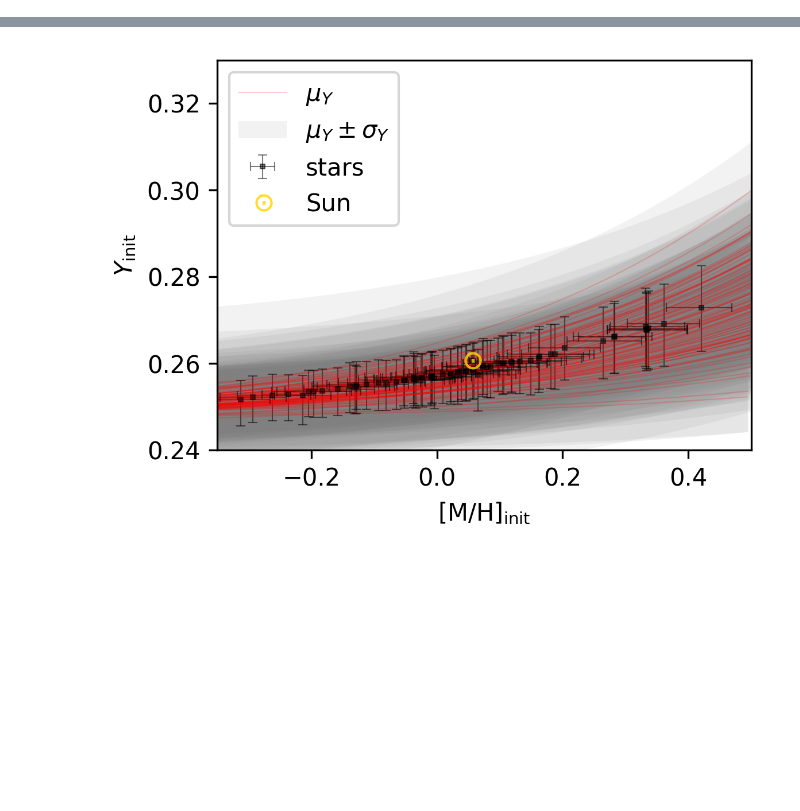
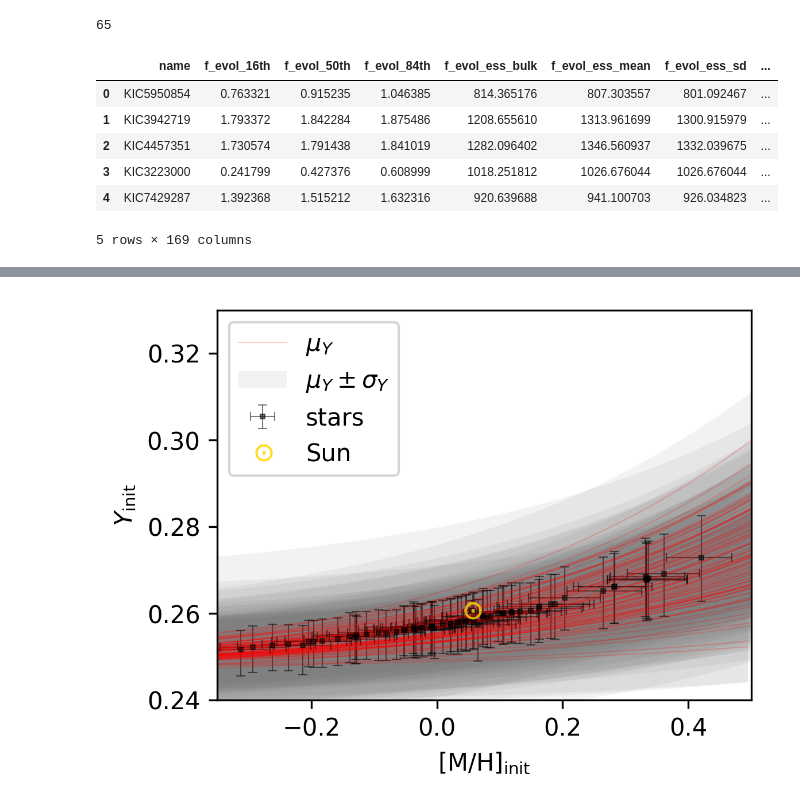
Before and after one commit to alexlyttle/hierarchically-modelling-dwarfs, a Jupyter notebook: modelling/final_models/population_plots.ipynb, the cells around one changed output, grey strips where cells are left out. Cells and saved outputs as stored; diff of their text form; code cells hidden in the pictures; blank space fills up the shorter version.

```diff
--- a/modelling/final_models/population_plots.ipynb
+++ b/modelling/final_models/population_plots.ipynb
@@ -111,0 +137,13 @@ plt.savefig(os.path.join(path, 'zi_yi_results_plot.png'), bbox_inches='tight')
+# %%
+np = pd.read_csv('stars_results/DR14_ASPC/stars/results.csv')
+print(len(np))
+np.head()
+# %% [output]
+65
+|  | name | f_evol_16th | f_evol_50th | f_evol_84th | f_evol_ess_bulk | f_evol_ess_mean | f_evol_ess_sd | ... |
+| 0 | KIC5950854 | 0.763321 | 0.915235 | 1.046385 | 814.365176 | 807.303557 | 801.092467 | ... |
+| 1 | KIC3942719 | 1.793372 | 1.842284 | 1.875486 | 1208.655610 | 1313.961699 | 1300.915979 | ... |
+| 2 | KIC4457351 | 1.730574 | 1.791438 | 1.841019 | 1282.096402 | 1346.560937 | 1332.039675 | ... |
+| 3 | KIC3223000 | 0.241799 | 0.427376 | 0.608999 | 1018.251812 | 1026.676044 | 1026.676044 | ... |
+| 4 | KIC7429287 | 1.392368 | 1.515212 | 1.632316 | 920.639688 | 941.100703 | 926.034823 | ... |
+5 rows × 169 columns
```
Also changed, not shown: parts of 14 cells of this notebook, 2 other files.
